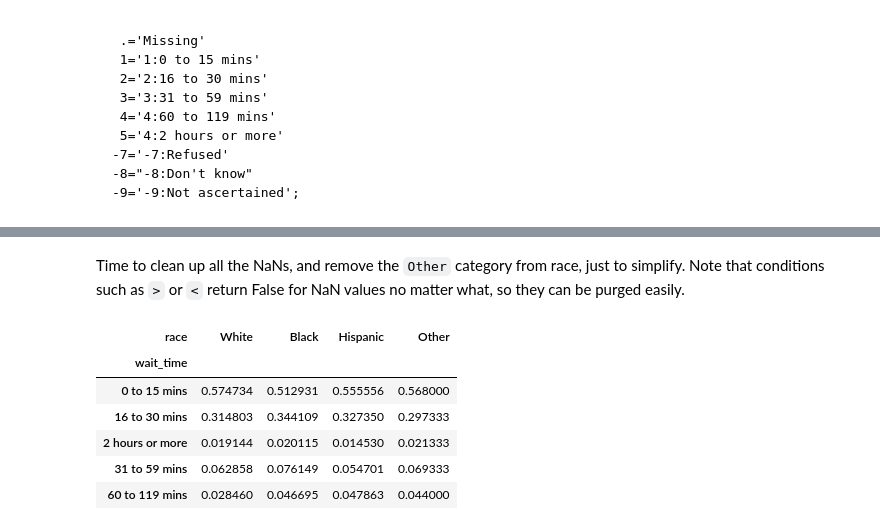
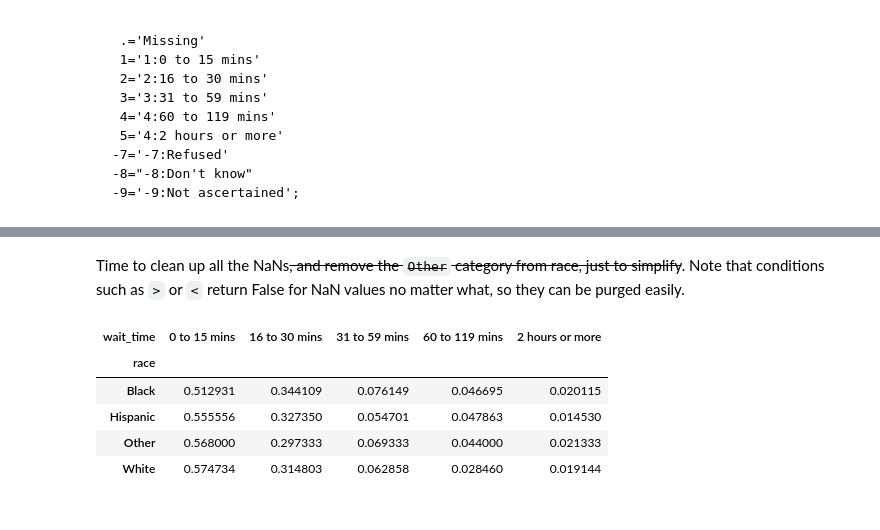
Before and after one commit to jwuphysics/health-data, a Jupyter notebook: medicare-current-beneficiary-survey_2013/notebook/a first glance.ipynb, the cells around one changed output, grey strips where cells are left out. Saved outputs shown, nothing was run; the diff lists cells and outputs as text; code cells hidden in the pictures.

```diff
--- a/medicare-current-beneficiary-survey_2013/notebook/a first glance.ipynb
+++ b/medicare-current-beneficiary-survey_2013/notebook/a first glance.ipynb
@@ -75,19 +75,19 @@ print(wait_df.sample(5))
 # %% [markdown]
-Time to clean up all the NaNs, and remove the `Other` category from race, just to simplify. Note that conditions such as `>` or `<` return False for NaN values no matter what, so they can be purged easily.
+Time to clean up all the NaNs~~, and remove the `Other` category from race, just to simplify~~. Note that conditions such as `>` or `<` return False for NaN values no matter what, so they can be purged easily.
 # %%
+wait_df = pd.DataFrame({'race': race, 'wait_time': wait})
 wait_df = wait_df[(df.IV_RACE is not 4) & (df.ACC_D_GETUS > 0)]
 
 # now bin the values
-wait_df = wait_df.groupby('wait_time').apply(lambda x: (x.race.value_counts()))
+wait_df = wait_df.groupby('race').apply(lambda x: (x.wait_time.value_counts()))
 
 # and convert to percentages
-wait_df = wait_df.apply(lambda x: x / x.sum())
+wait_df = wait_df.apply(lambda x: x / x.sum(), axis=1)
 wait_df
 # %% [output]
-| race | White | Black | Hispanic | Other |
-| wait_time |  |  |  |  |
-| 0 to 15 mins | 0.574734 | 0.512931 | 0.555556 | 0.568000 |
-| 16 to 30 mins | 0.314803 | 0.344109 | 0.327350 | 0.297333 |
-| 2 hours or more | 0.019144 | 0.020115 | 0.014530 | 0.021333 |
-| 31 to 59 mins | 0.062858 | 0.076149 | 0.054701 | 0.069333 |
-| 60 to 119 mins | 0.028460 | 0.046695 | 0.047863 | 0.044000 |
+| wait_time | 0 to 15 mins | 16 to 30 mins | 31 to 59 mins | 60 to 119 mins | 2 hours or more |
+| race |  |  |  |  |  |
+| Black | 0.512931 | 0.344109 | 0.076149 | 0.046695 | 0.020115 |
+| Hispanic | 0.555556 | 0.327350 | 0.054701 | 0.047863 | 0.014530 |
+| Other | 0.568000 | 0.297333 | 0.069333 | 0.044000 | 0.021333 |
+| White | 0.574734 | 0.314803 | 0.062858 | 0.028460 | 0.019144 |
```
Also changed, not shown: parts of 9 cells of this notebook.
